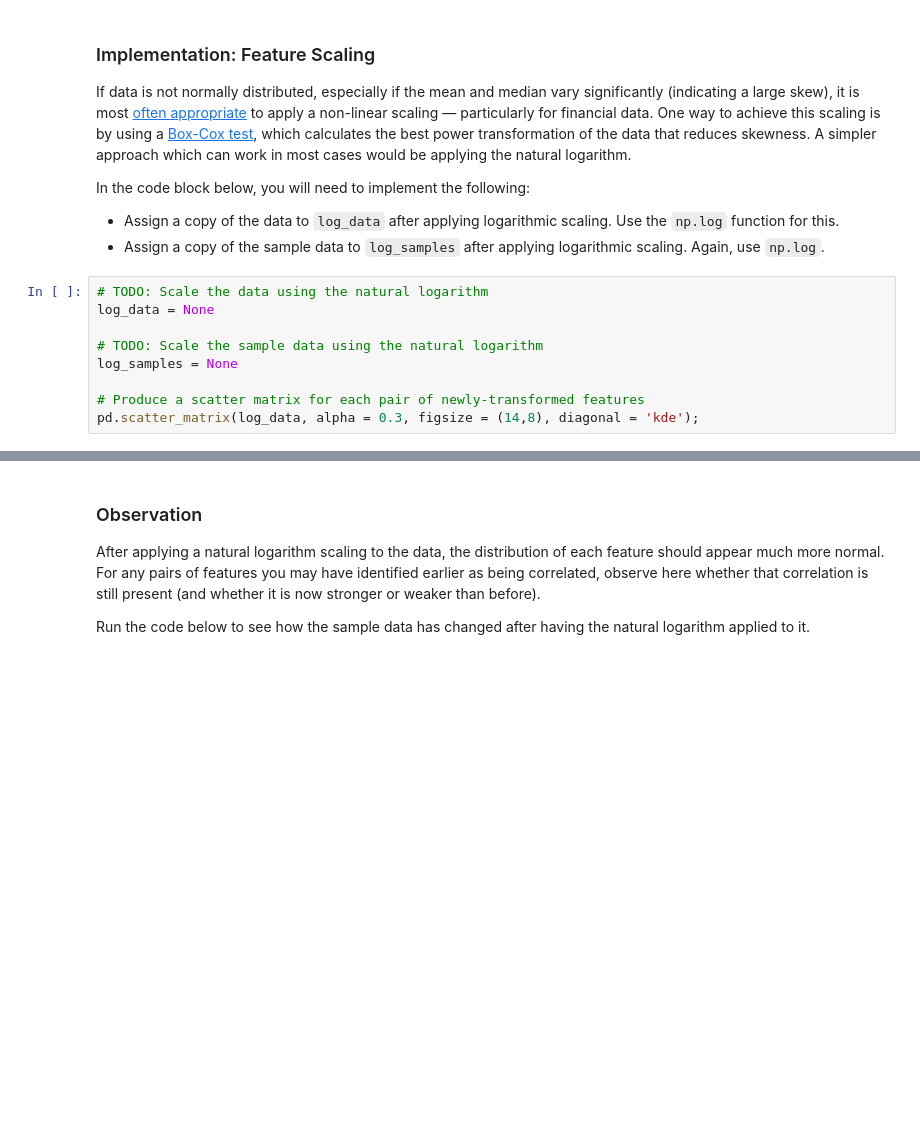
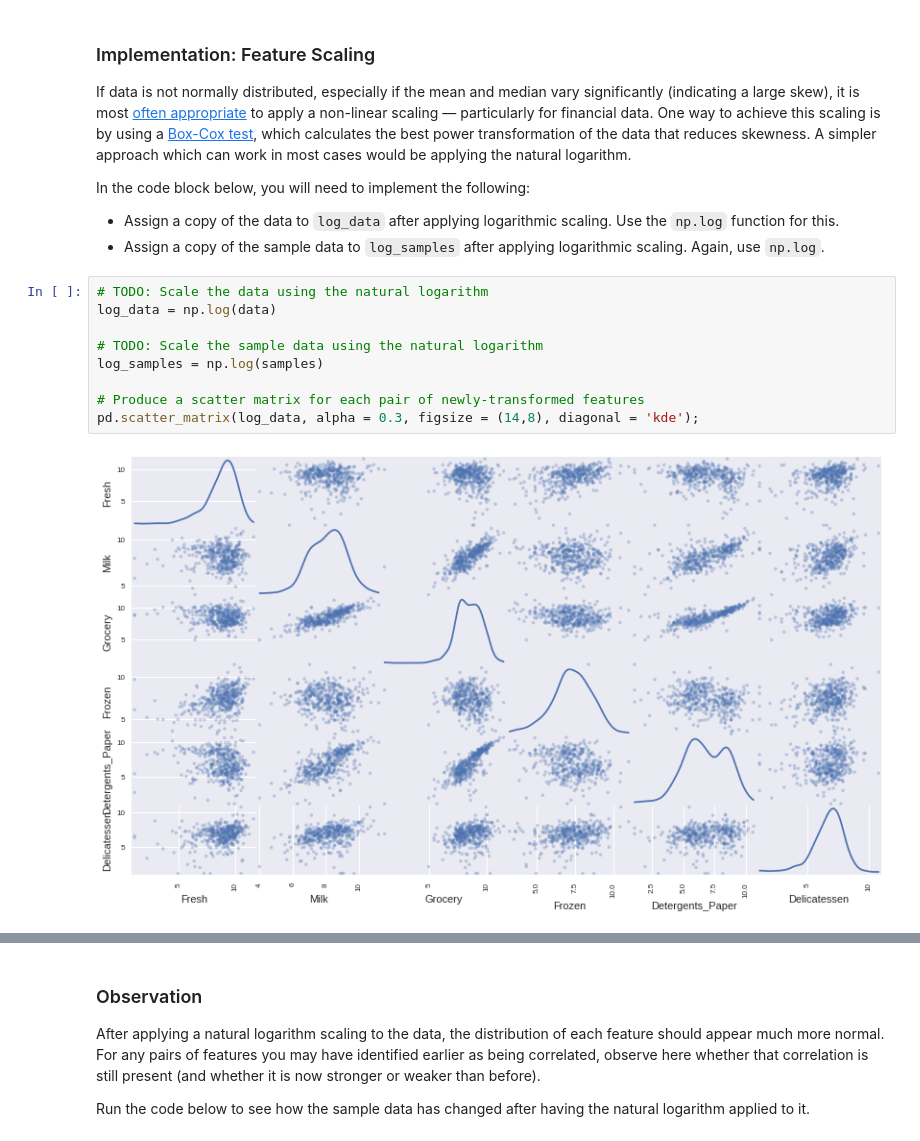
Before and after one commit to ynaikavde/-datasciencecoursera, a Jupyter notebook: customer_segments.ipynb, the cells around one changed output, grey strips where cells are left out. Cells and saved outputs as stored; diff of their text form; blank space fills up the shorter version.

```diff
--- a/customer_segments.ipynb
+++ b/customer_segments.ipynb
@@ -176,10 +228,12 @@ In the code block below, you will need to implement the following:
  - Assign a copy of the sample data to `log_samples` after applying logarithmic scaling. Again, use `np.log`.
 # %%
 # TODO: Scale the data using the natural logarithm
-log_data = None
+log_data = np.log(data)
 
 # TODO: Scale the sample data using the natural logarithm
-log_samples = None
+log_samples = np.log(samples)
 
 # Produce a scatter matrix for each pair of newly-transformed features
 pd.scatter_matrix(log_data, alpha = 0.3, figsize = (14,8), diagonal = 'kde');
+# %% [output]
+[figure, added]
```
Also changed, not shown: parts of 15 cells of this notebook.
